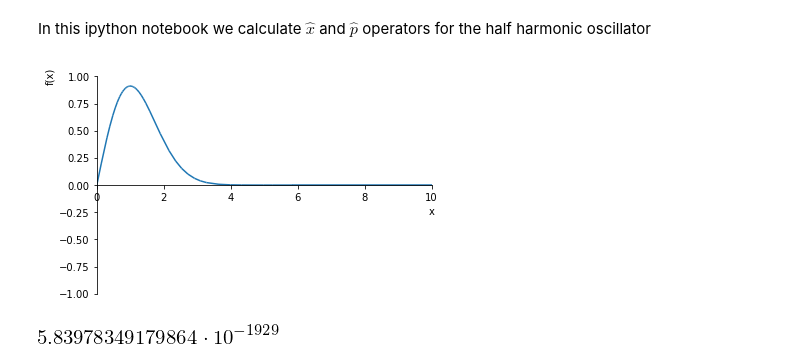
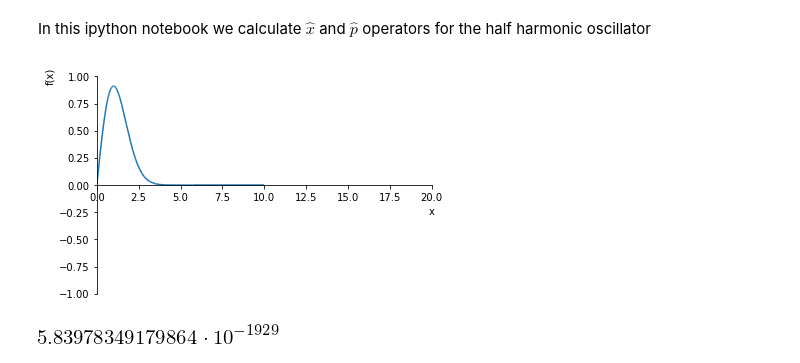
Before and after one commit to behnamgit/Q_Heat_Engine, a Jupyter notebook: Half_HO.ipynb, the cells around one changed output. Cells and saved outputs as stored; diff of their text form; code cells hidden in the pictures.

```diff
--- a/Half_HO.ipynb
+++ b/Half_HO.ipynb
@@ -36,13 +36,13 @@ def half_harmonic(n,x):
 # %%
 from ipywidgets import widgets
 
 x = symbols('x')
 def plotpsi(n):
-    plot(half_harmonic(n,x),xlim=(0,10),ylim=(-1,1))
+    plot(half_harmonic(n,x),xlim=(0,20),ylim=(-1,1))
 n_slider = widgets.IntSlider(min=0, max=10, step=1, value=0)
 widgets.interactive(plotpsi,n=n_slider)
 # %% [output]
-[figure, old version]
+[figure, new version]
 # %%
 N(half_harmonic(100,100))
 # %% [output]
```
